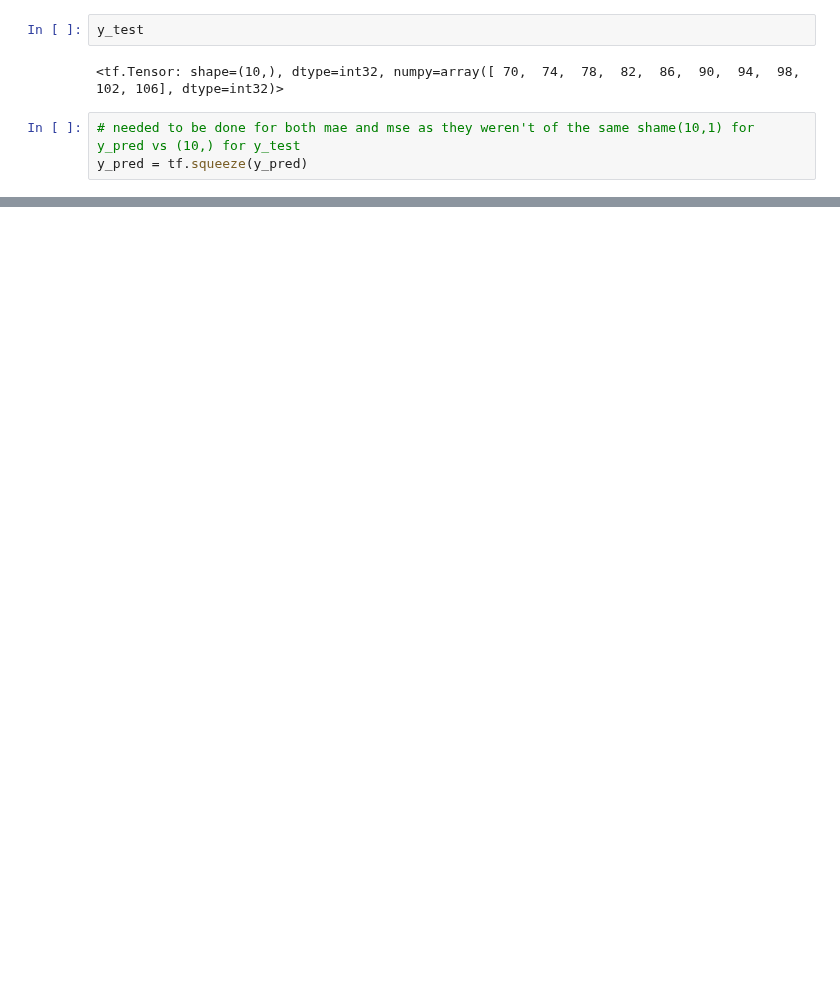
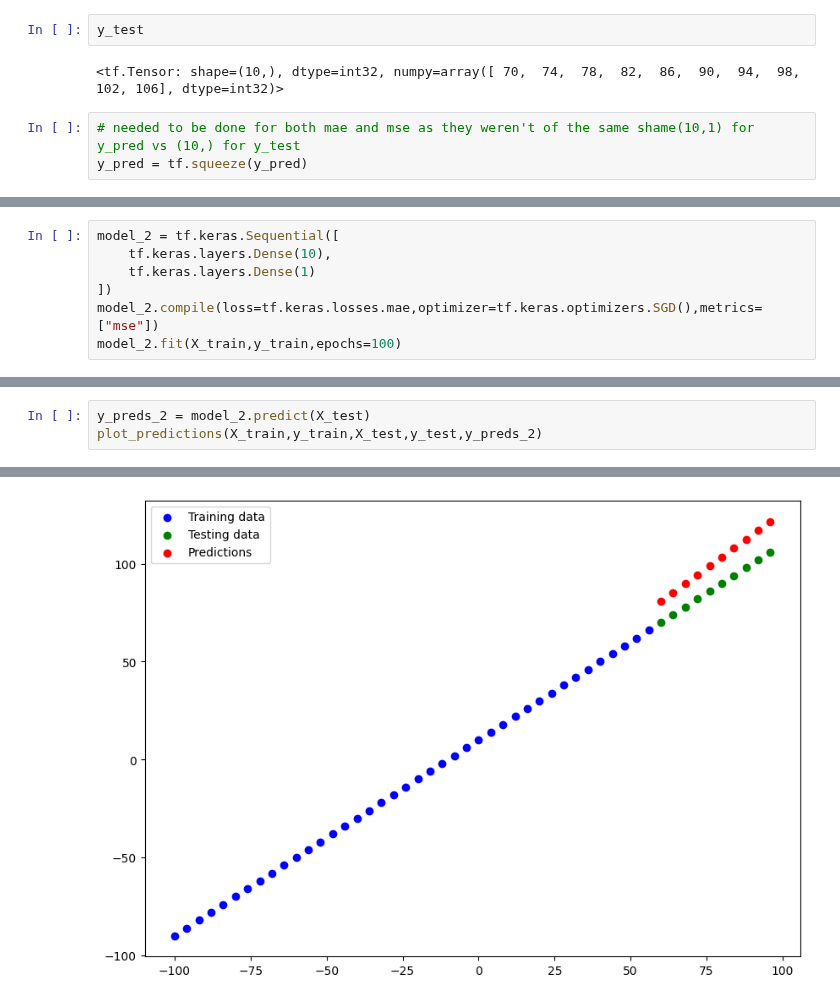
Before and after one commit to Ultan-Kearns/ZTM-Tensorflow-Developer-Certificate, a Jupyter notebook: 01_neural_network_regression_with_tensorflow.ipynb, the cells around one changed output, grey strips where cells are left out. Cells and saved outputs as stored; diff of their text form; blank space fills up the shorter version.

```diff
--- a/01_neural_network_regression_with_tensorflow.ipynb
+++ b/01_neural_network_regression_with_tensorflow.ipynb
@@ -499,0 +607,7 @@ def mean_squared_error(y_true,y_pred):
+# %%
+model_2 = tf.keras.Sequential([
+    tf.keras.layers.Dense(10),
+    tf.keras.layers.Dense(1)
+])
+model_2.compile(loss=tf.keras.losses.mae,optimizer=tf.keras.optimizers.SGD(),metrics=["mse"])
+model_2.fit(X_train,y_train,epochs=100)
@@ -499,0 +633,4 @@ def mean_squared_error(y_true,y_pred):
+# %%
+y_preds_2 = model_2.predict(X_test)
+plot_predictions(X_train,y_train,X_test,y_test,y_preds_2)
+# %% [output]
@@ -499,0 +638 @@ def mean_squared_error(y_true,y_pred):
+[figure, added]
```
Also changed, not shown: parts of 36 cells of this notebook.
